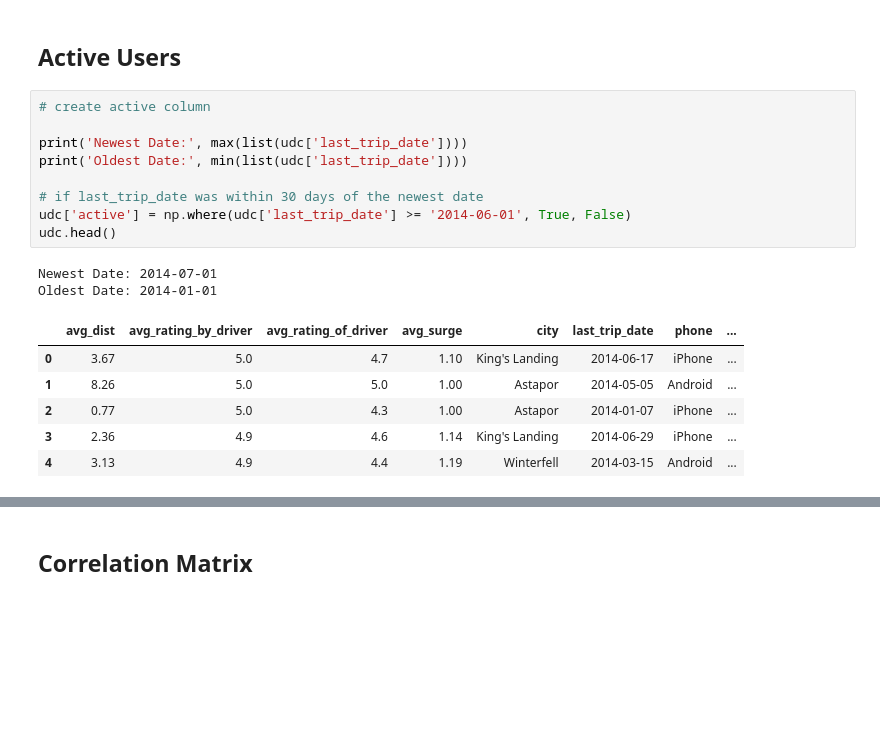
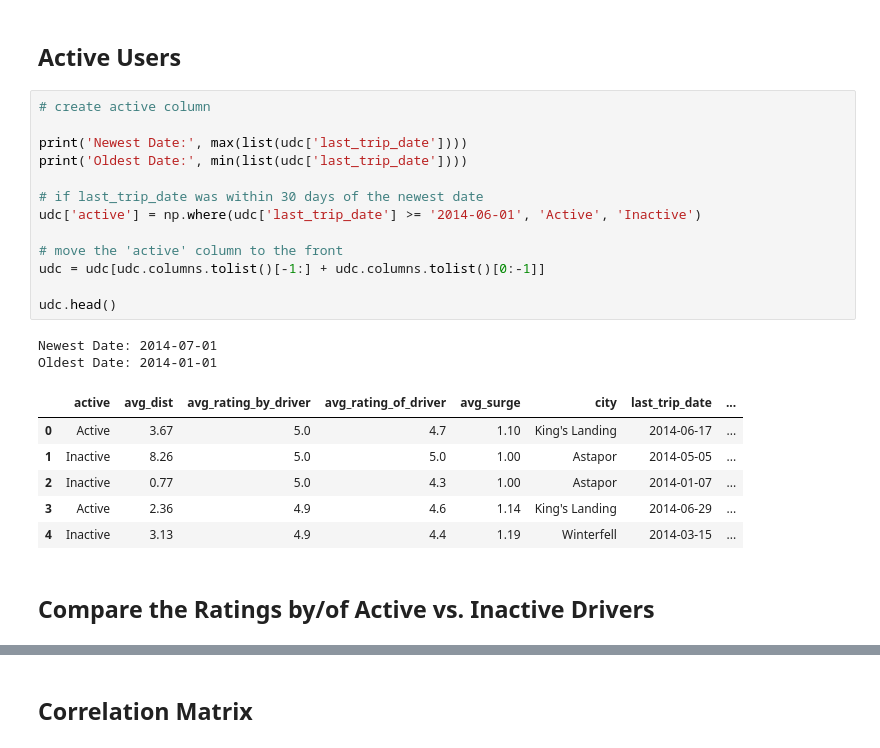
Before and after one commit to milesin3d/Springboard-MiniProjects, a Jupyter notebook: Ultimate Technologies Inc/Utimate_Technologies_Inc.ipynb, the cells around one changed output, grey strips where cells are left out. Drawn from its saved outputs; the diff is of its cells as text; blank space fills up the shorter version.

```diff
--- a/Ultimate Technologies Inc/Utimate_Technologies_Inc.ipynb
+++ b/Ultimate Technologies Inc/Utimate_Technologies_Inc.ipynb
@@ -277,18 +341,24 @@ However, a toll bridge, with a two­way toll, between the two cities causes driv
 # %%
 # create active column
 
 print('Newest Date:', max(list(udc['last_trip_date'])))
 print('Oldest Date:', min(list(udc['last_trip_date'])))
 
 # if last_trip_date was within 30 days of the newest date
-udc['active'] = np.where(udc['last_trip_date'] >= '2014-06-01', True, False)
+udc['active'] = np.where(udc['last_trip_date'] >= '2014-06-01', 'Active', 'Inactive')
+
+# move the 'active' column to the front
+udc = udc[udc.columns.tolist()[-1:] + udc.columns.tolist()[0:-1]]
+
 udc.head()
 # %% [output]
 Newest Date: 2014-07-01
 Oldest Date: 2014-01-01
-|  | avg_dist | avg_rating_by_driver | avg_rating_of_driver | avg_surge | city | last_trip_date | phone | ... |
-| 0 | 3.67 | 5.0 | 4.7 | 1.10 | King's Landing | 2014-06-17 | iPhone | ... |
-| 1 | 8.26 | 5.0 | 5.0 | 1.00 | Astapor | 2014-05-05 | Android | ... |
-| 2 | 0.77 | 5.0 | 4.3 | 1.00 | Astapor | 2014-01-07 | iPhone | ... |
-| 3 | 2.36 | 4.9 | 4.6 | 1.14 | King's Landing | 2014-06-29 | iPhone | ... |
-| 4 | 3.13 | 4.9 | 4.4 | 1.19 | Winterfell | 2014-03-15 | Android | ... |
+|  | active | avg_dist | avg_rating_by_driver | avg_rating_of_driver | avg_surge | city | last_trip_date | ... |
+| 0 | Active | 3.67 | 5.0 | 4.7 | 1.10 | King's Landing | 2014-06-17 | ... |
+| 1 | Inactive | 8.26 | 5.0 | 5.0 | 1.00 | Astapor | 2014-05-05 | ... |
+| 2 | Inactive | 0.77 | 5.0 | 4.3 | 1.00 | Astapor | 2014-01-07 | ... |
+| 3 | Active | 2.36 | 4.9 | 4.6 | 1.14 | King's Landing | 2014-06-29 | ... |
+| 4 | Inactive | 3.13 | 4.9 | 4.4 | 1.19 | Winterfell | 2014-03-15 | ... |
+# %% [markdown]
+## Compare the Ratings by/of Active vs. Inactive Drivers
```
Also changed, not shown: parts of 31 cells of this notebook.
